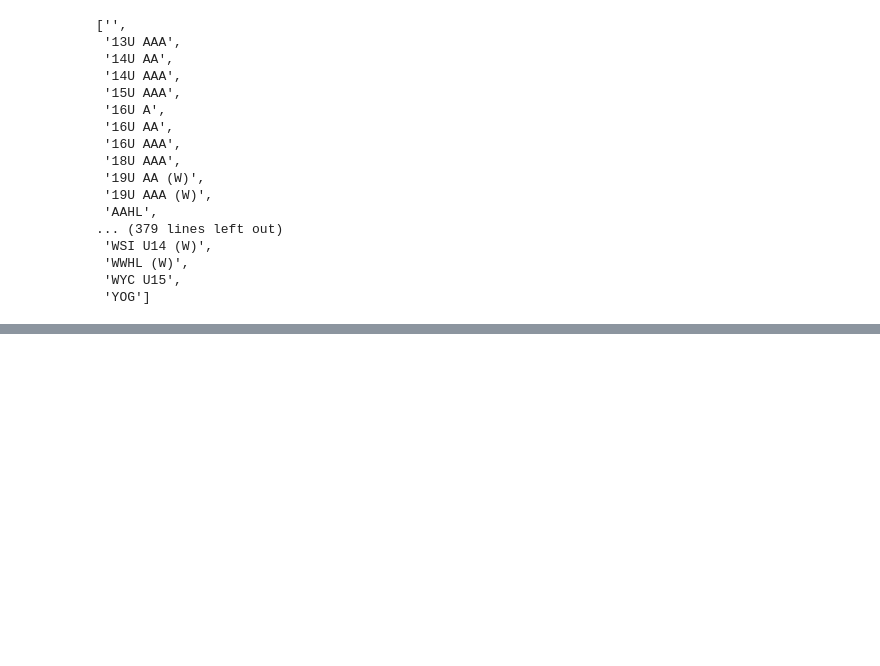
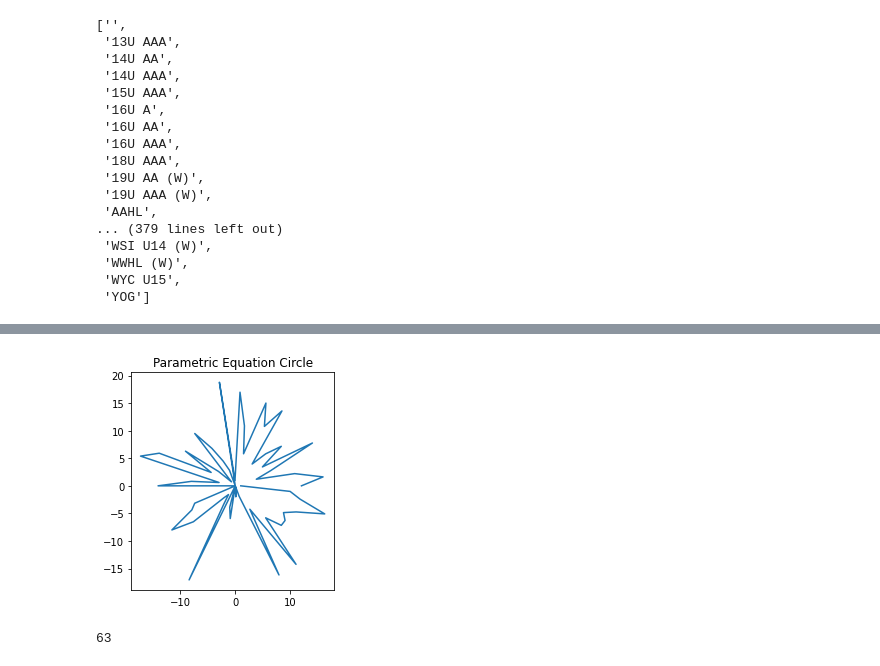
Before and after one commit to shawzy2/nhl_gm_knowledge_graph, a Jupyter notebook: notebook/staff-analyzer.ipynb, the cells around one changed output, grey strips where cells are left out. Cells and saved outputs as stored; diff of their text form; code cells hidden in the pictures; blank space fills up the shorter version.

Commit message:
progress on graphing staff with custom layout

```diff
--- a/notebook/staff-analyzer.ipynb
+++ b/notebook/staff-analyzer.ipynb
@@ -431,0 +551,26 @@ sorted(df['league'].unique().tolist())
+# %%
+import numpy as np
+import matplotlib.pyplot as plt
+
+n = 63
+angle = np.linspace( 0 , 2 * np.pi , n )
+
+radius = np.random.randint(20, size=(n))
+
+
+x = radius * np.cos( angle )
+y = radius * np.sin( angle )
+
+figure, axes = plt.subplots( 1 )
+
+axes.plot( x, y )
+axes.set_aspect( 1 )
+
+plt.title( 'Parametric Equation Circle' )
+plt.show()
+# %% [output]
+[figure, added]
+# %%
+len(x)
+# %% [output]
+63
```
Also changed, not shown: parts of 9 cells of this notebook, 3 other files.
